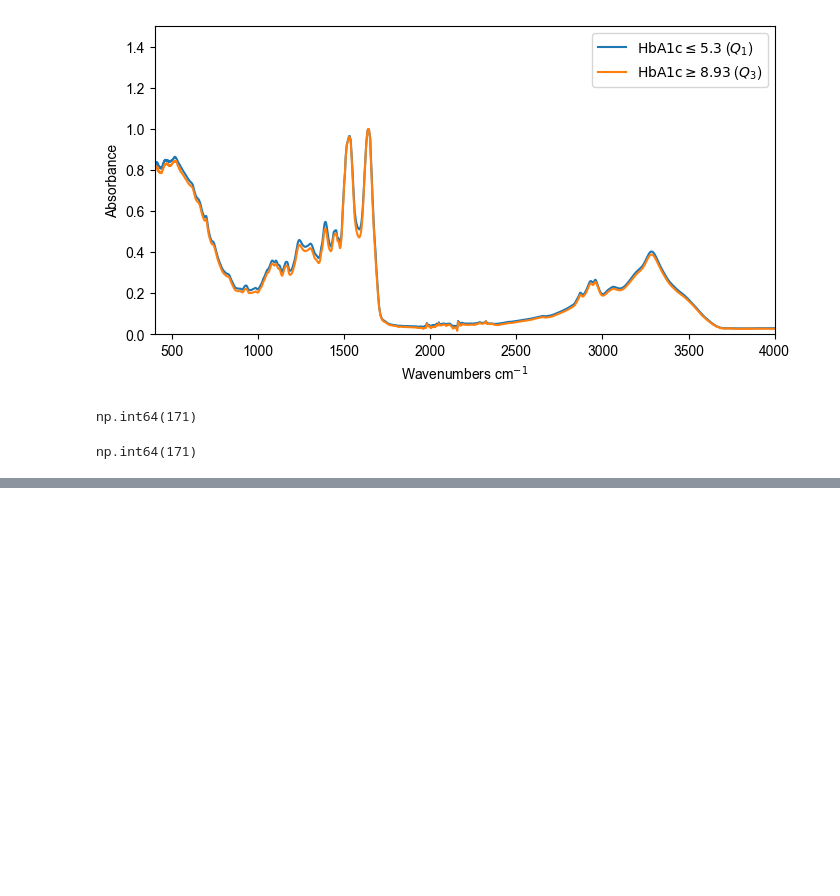
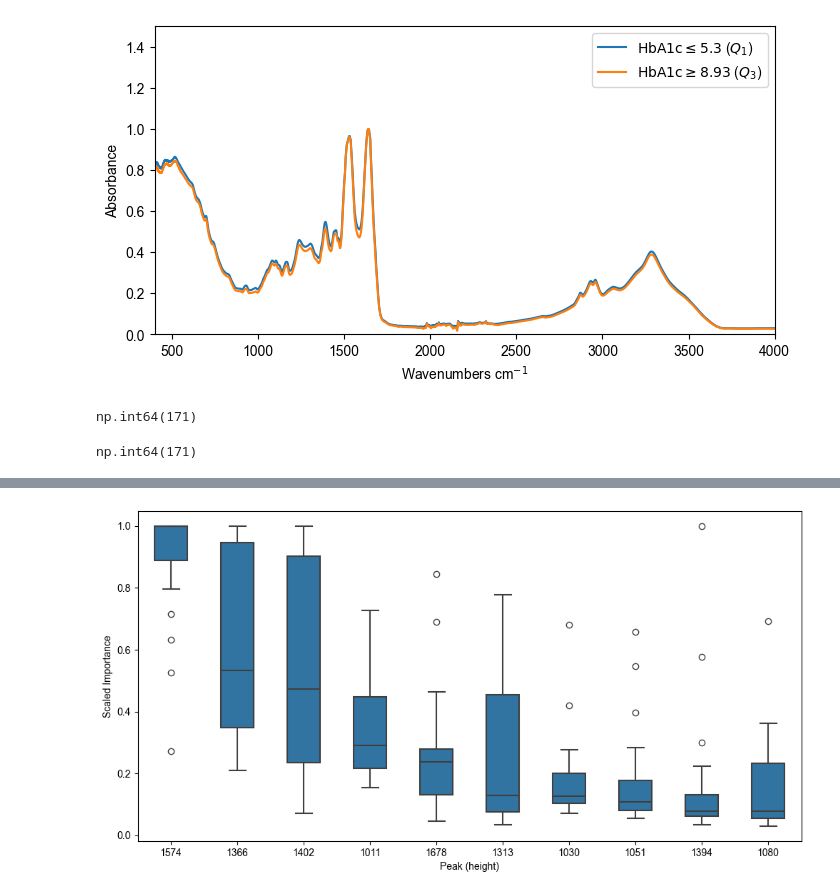
Before and after one commit to MelnychenkoM/ml_methods_hba1c, a Jupyter notebook: notebooks/visuals.ipynb, the cells around one changed output, grey strips where cells are left out. Saved outputs shown, nothing was run; the diff lists cells and outputs as text; code cells hidden in the pictures; blank space fills up the shorter version.

```diff
--- a/notebooks/visuals.ipynb
+++ b/notebooks/visuals.ipynb
@@ -121,3 +115,6 @@ np.int64(171)
 (df['HbA1c'] <= 5.3).sum()
 # %% [output]
 np.int64(171)
+# %%
+all_varimp = pd.read_csv('../data/curvefit_results/top_varimp_height.csv')
+all_varimp
@@ -123,0 +135,15 @@ np.int64(171)
+# %%
+top_features = all_varimp.groupby('variable')['scaled_importance'].mean().nlargest(10).index
+
+top_varimp = all_varimp[all_varimp['variable'].isin(top_features)]
+
+plt.figure(figsize=(12, 6))
+sns.boxplot(x='variable', y='scaled_importance',
+            data=top_varimp,
+            order=top_features, linewidth=1.5, width=0.5)
+# plt.title('Top 10 Most Important Features Across Models')
+plt.ylabel('Scaled Importance')
+plt.xlabel("Peak (height)")
+plt.savefig("../figures/top_varimp_height.png", transparent=True, dpi=300)
+# %% [output]
+[figure, added]
```
Also changed, not shown: parts of 11 cells of this notebook, 6 other files.
